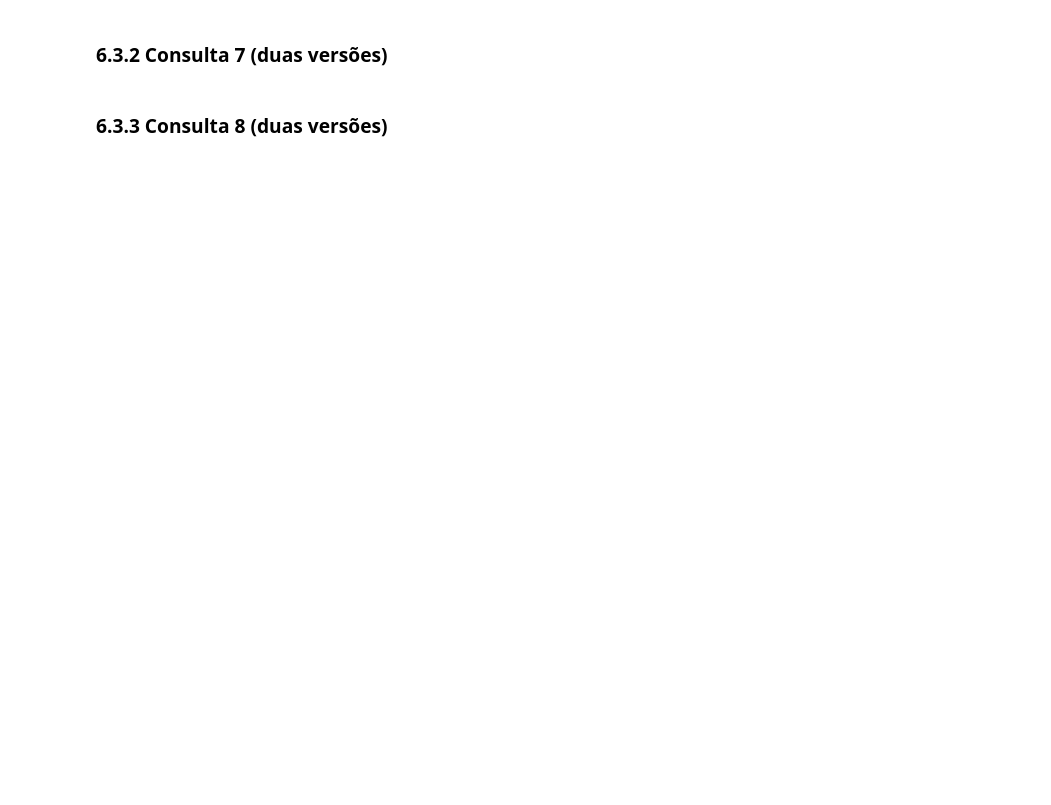
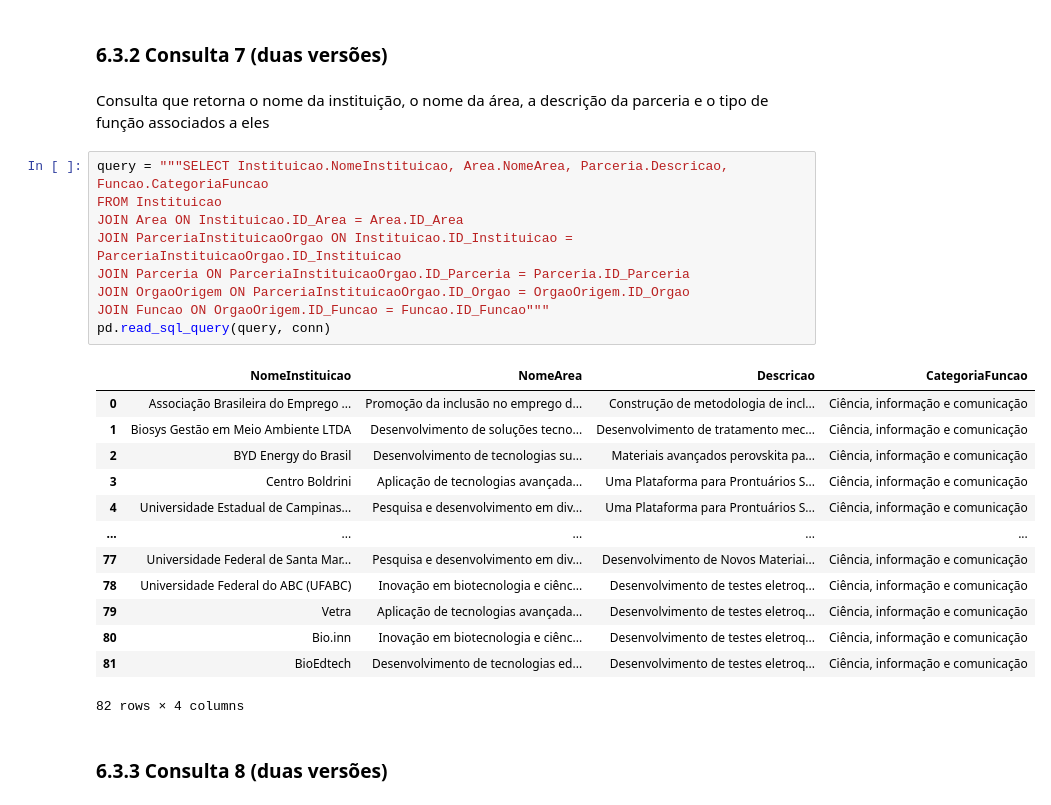
Before and after one commit to RodolfoLessa/TP2_IBD, a Jupyter notebook: TP2.ipynb, the cells around one changed output. Cells and saved outputs as stored; diff of their text form; blank space fills up the shorter version.

```diff
--- a/TP2.ipynb
+++ b/TP2.ipynb
@@ -450,4 +587,29 @@ df.to_csv('TabelaParceriaInstituicaoOrgao.csv', index=False)
 # %% [markdown]
 ### 6.3.2 Consulta 7 (duas versões)
+# %% [markdown]
+Consulta que retorna o nome da instituição, o nome da área, a descrição da parceria e o tipo de função associados a eles
+# %%
+query = """SELECT Instituicao.NomeInstituicao, Area.NomeArea, Parceria.Descricao, Funcao.CategoriaFuncao
+FROM Instituicao
+JOIN Area ON Instituicao.ID_Area = Area.ID_Area
+JOIN ParceriaInstituicaoOrgao ON Instituicao.ID_Instituicao = ParceriaInstituicaoOrgao.ID_Instituicao
+JOIN Parceria ON ParceriaInstituicaoOrgao.ID_Parceria = Parceria.ID_Parceria
+JOIN OrgaoOrigem ON ParceriaInstituicaoOrgao.ID_Orgao = OrgaoOrigem.ID_Orgao
+JOIN Funcao ON OrgaoOrigem.ID_Funcao = Funcao.ID_Funcao"""
+pd.read_sql_query(query, conn)
+# %% [output]
+|  | NomeInstituicao | NomeArea | Descricao | CategoriaFuncao |
+| 0 | Associação Brasileira do Emprego ... | Promoção da inclusão no emprego d... | Construção de metodologia de incl... | Ciência, informação e comunicação |
+| 1 | Biosys Gestão em Meio Ambiente LTDA | Desenvolvimento de soluções tecno... | Desenvolvimento de tratamento mec... | Ciência, informação e comunicação |
+| 2 | BYD Energy do Brasil | Desenvolvimento de tecnologias su... | Materiais avançados perovskita pa... | Ciência, informação e comunicação |
+| 3 | Centro Boldrini | Aplicação de tecnologias avançada... | Uma Plataforma para Prontuários S... | Ciência, informação e comunicação |
+| 4 | Universidade Estadual de Campinas... | Pesquisa e desenvolvimento em div... | Uma Plataforma para Prontuários S... | Ciência, informação e comunicação |
+| ... | ... | ... | ... | ... |
+| 77 | Universidade Federal de Santa Mar... | Pesquisa e desenvolvimento em div... | Desenvolvimento de Novos Materiai... | Ciência, informação e comunicação |
+| 78 | Universidade Federal do ABC (UFABC) | Inovação em biotecnologia e ciênc... | Desenvolvimento de testes eletroq... | Ciência, informação e comunicação |
+| 79 | Vetra | Aplicação de tecnologias avançada... | Desenvolvimento de testes eletroq... | Ciência, informação e comunicação |
+| 80 | Bio.inn | Inovação em biotecnologia e ciênc... | Desenvolvimento de testes eletroq... | Ciência, informação e comunicação |
+| 81 | BioEdtech | Desenvolvimento de tecnologias ed... | Desenvolvimento de testes eletroq... | Ciência, informação e comunicação |
+82 rows × 4 columns
 # %% [markdown]
 ### 6.3.3 Consulta 8 (duas versões)
```
Also changed, not shown: parts of 19 cells of this notebook, 1 other file.
